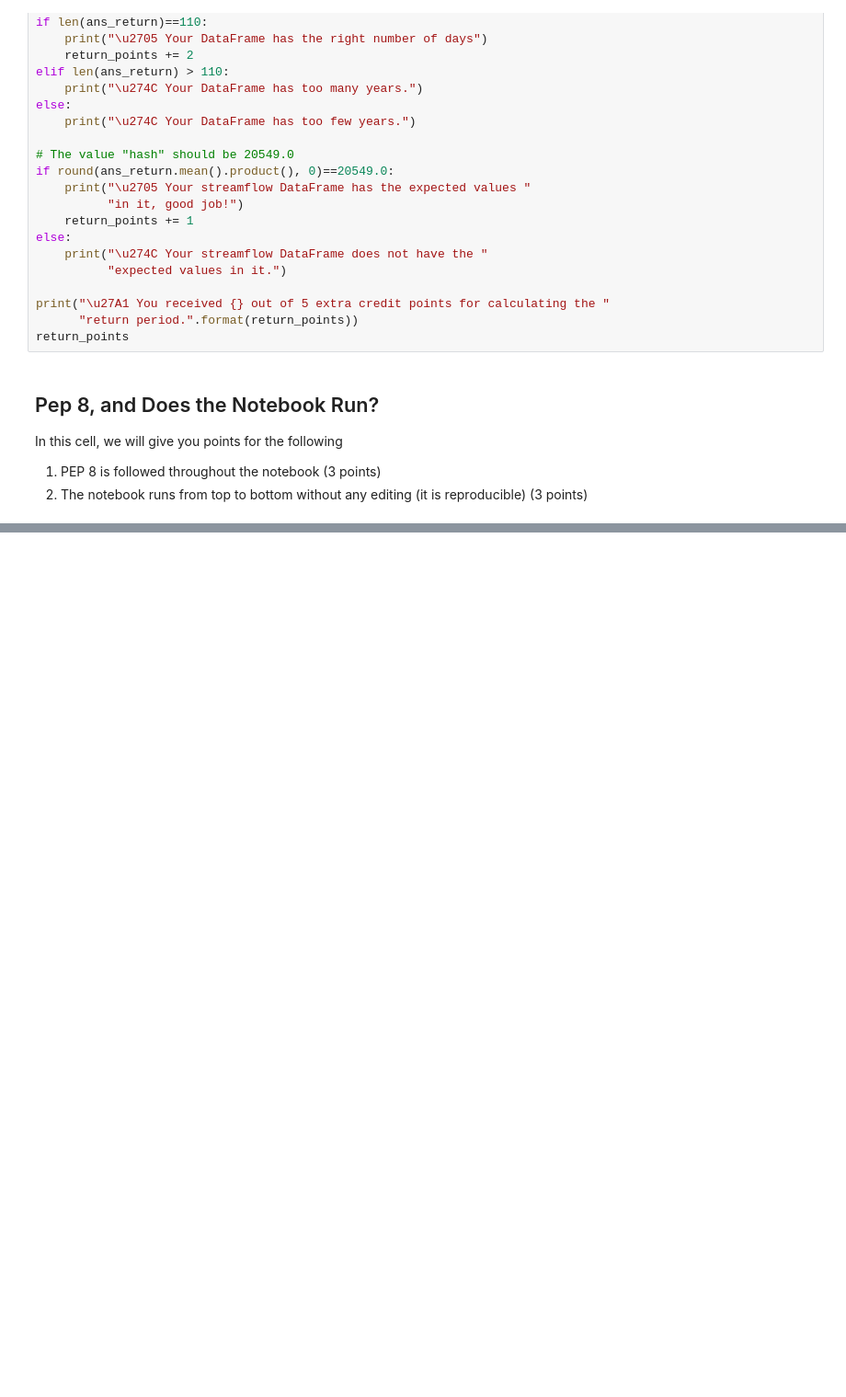
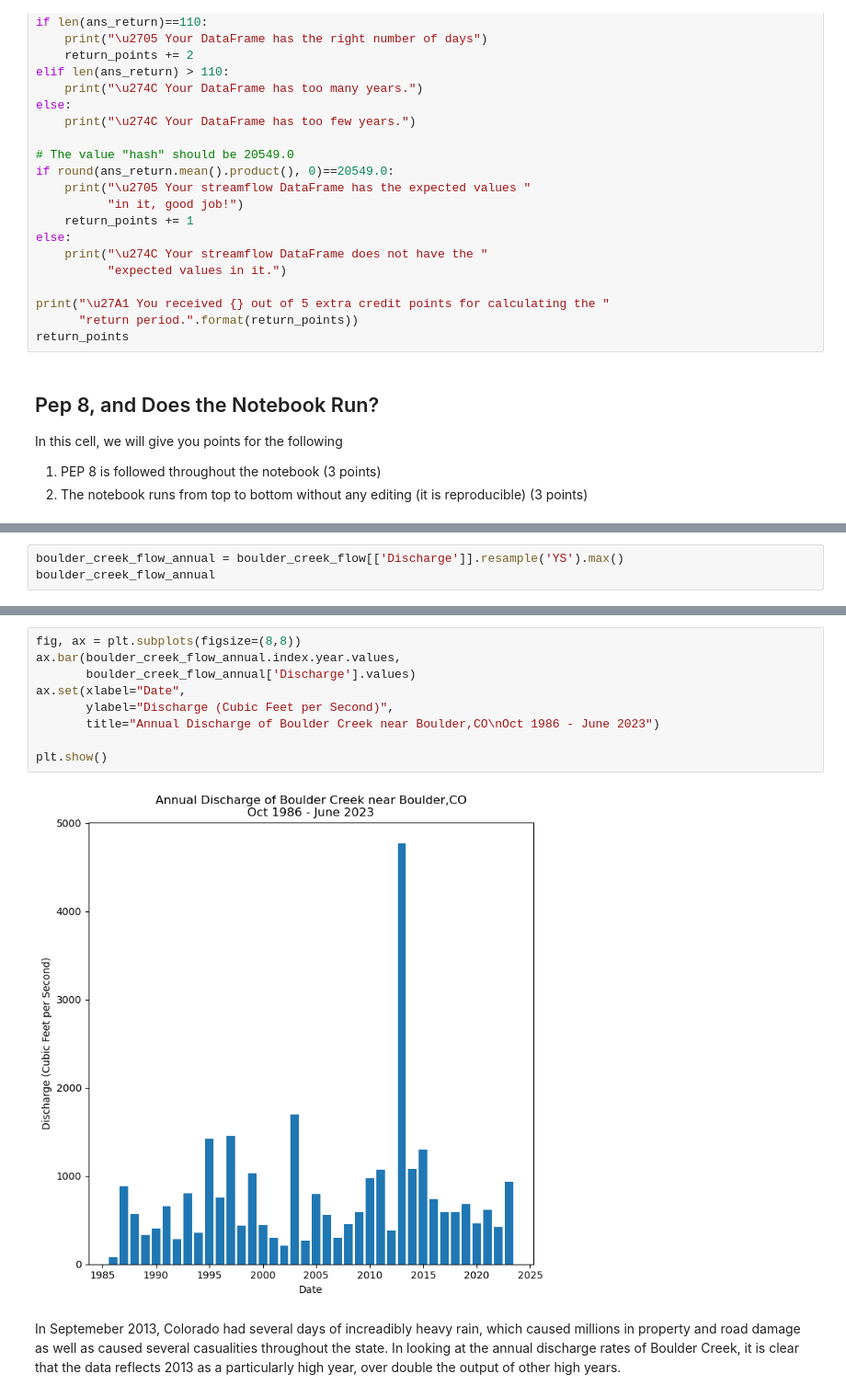
Before and after one commit to ScottNSheldon/time-series-data-ScottNSheldon, a Jupyter notebook: stars-02-time-series.ipynb, the cells around one changed output, grey strips where cells are left out. Shown at 92% size. Drawn from its saved outputs; the diff is of its cells as text; blank space fills up the shorter version.

```diff
--- a/stars-02-time-series.ipynb
+++ b/stars-02-time-series.ipynb
@@ -752,0 +886,3 @@ In this cell, we will give you points for the following
+# %%
+boulder_creek_flow_annual = boulder_creek_flow[['Discharge']].resample('YS').max()
+boulder_creek_flow_annual
@@ -752,0 +908,13 @@ In this cell, we will give you points for the following
+# %%
+fig, ax = plt.subplots(figsize=(8,8))
+ax.bar(boulder_creek_flow_annual.index.year.values,
+       boulder_creek_flow_annual['Discharge'].values)
+ax.set(xlabel="Date",
+       ylabel="Discharge (Cubic Feet per Second)",
+       title="Annual Discharge of Boulder Creek near Boulder,CO\nOct 1986 - June 2023")
+
+plt.show()
+# %% [output]
+[figure, added]
+# %% [markdown]
+In Septemeber 2013, Colorado had several days of increadibly heavy rain, which caused millions in property and road damage as well as caused several casualities throughout the state. In looking at the annual discharge rates of Boulder Creek, it is clear that the data reflects 2013 as a particularly high year, over double the output of other high years.
```
Also changed, not shown: parts of 12 cells of this notebook.
